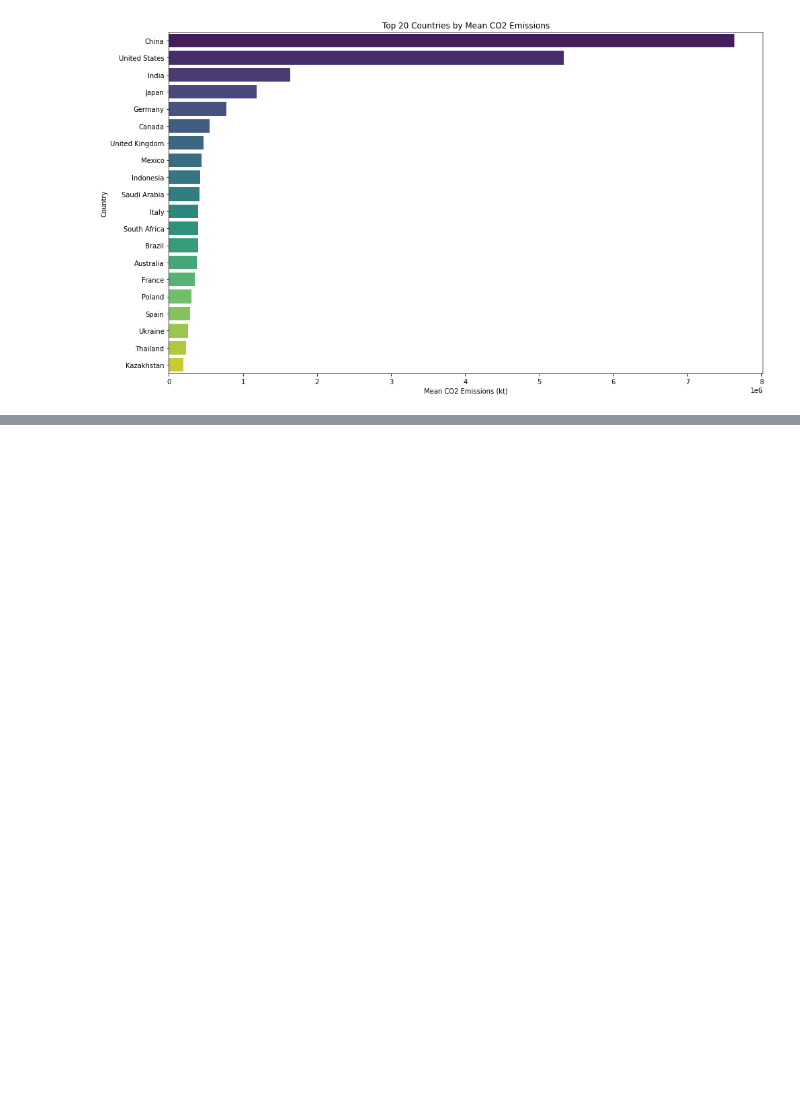
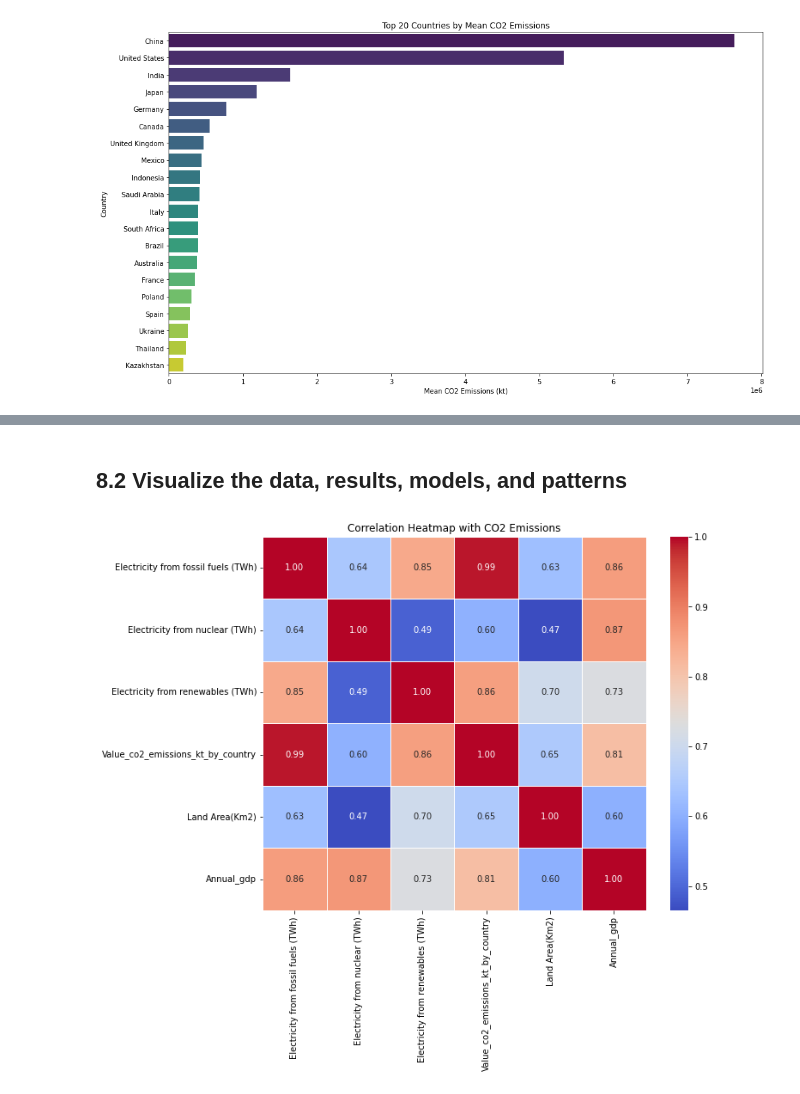
Before and after one commit to CarinaQi/CO2-Emissions-CRISP-DM, a Jupyter notebook: Spark DataFrame - Basics.ipynb, the cells around one changed output, grey strips where cells are left out. Cells and saved outputs as stored; diff of their text form; code cells hidden in the pictures; blank space fills up the shorter version.

```diff
--- a/Spark DataFrame - Basics.ipynb
+++ b/Spark DataFrame - Basics.ipynb
@@ -732,0 +861,34 @@ plt.show()
+# %% [markdown]
+## 8.2	Visualize the data, results, models, and patterns
+# %%
+import seaborn as sns
+import pandas as pd
+import matplotlib.pyplot as plt
+
+columns_of_interest = [
+    "Electricity from fossil fuels (TWh)",
+    "Electricity from nuclear (TWh)",
+    "Electricity from renewables (TWh)",
+    "Value_co2_emissions_kt_by_country",
+    "Land Area(Km2)",
+    "Annual_gdp",
+]
+
+correlation_matrix = []
+for column in columns_of_interest:
+    correlations = []
+    for other_column in columns_of_interest:
+        correlation = df_new.corr(column, other_column)
+        correlations.append(correlation)
+    correlation_matrix.append(correlations)
+
+# Convert the correlation matrix to a Pandas DataFrame
+correlation_df = pd.DataFrame(correlation_matrix, columns=columns_of_interest, index=columns_of_interest)
+
+# Plot heatmap
+plt.figure(figsize=(10, 8))
+sns.heatmap(correlation_df, annot=True, cmap="coolwarm", fmt=".2f", linewidths=.5)
+plt.title("Correlation Heatmap with CO2 Emissions")
+plt.show()
+# %% [output]
+[figure, added]
```
Also changed, not shown: parts of 75 cells of this notebook.
